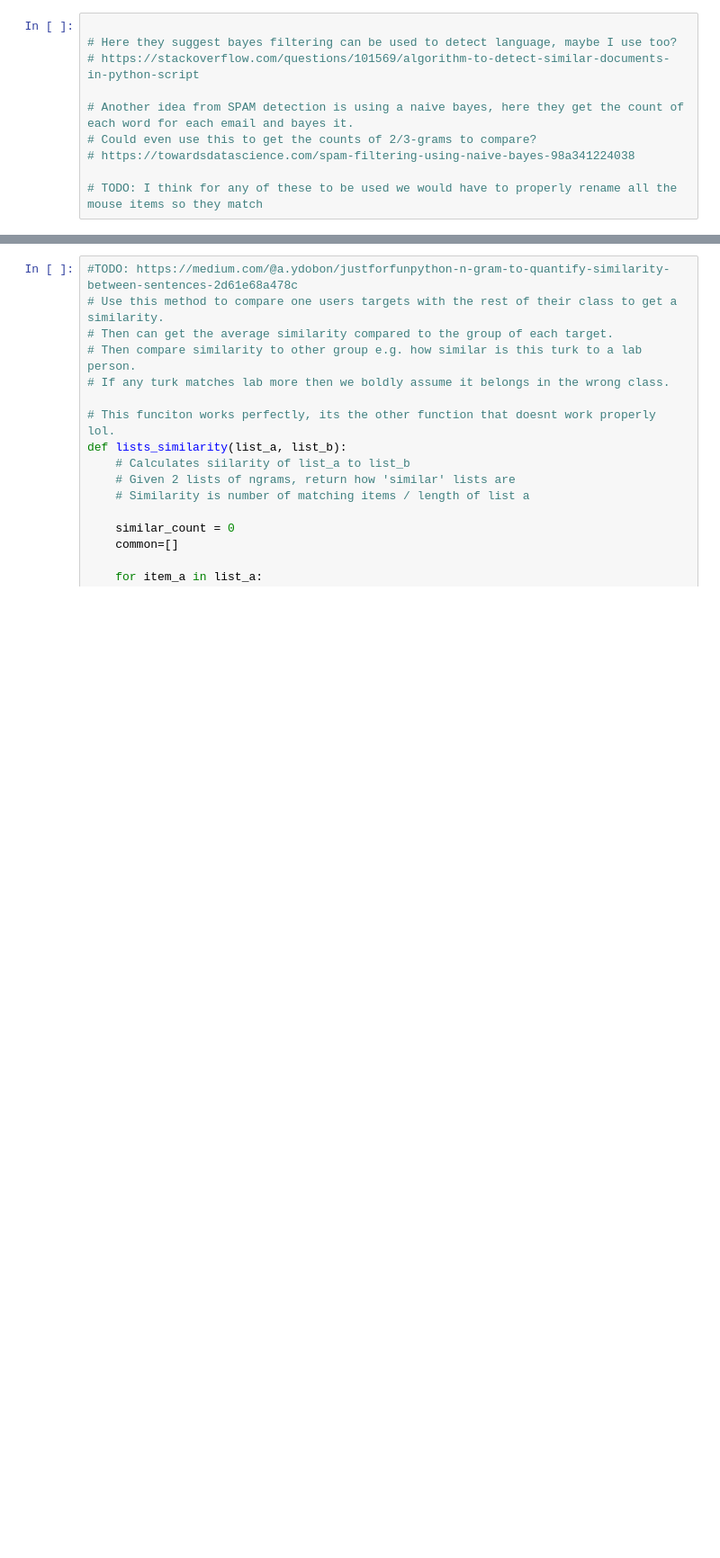
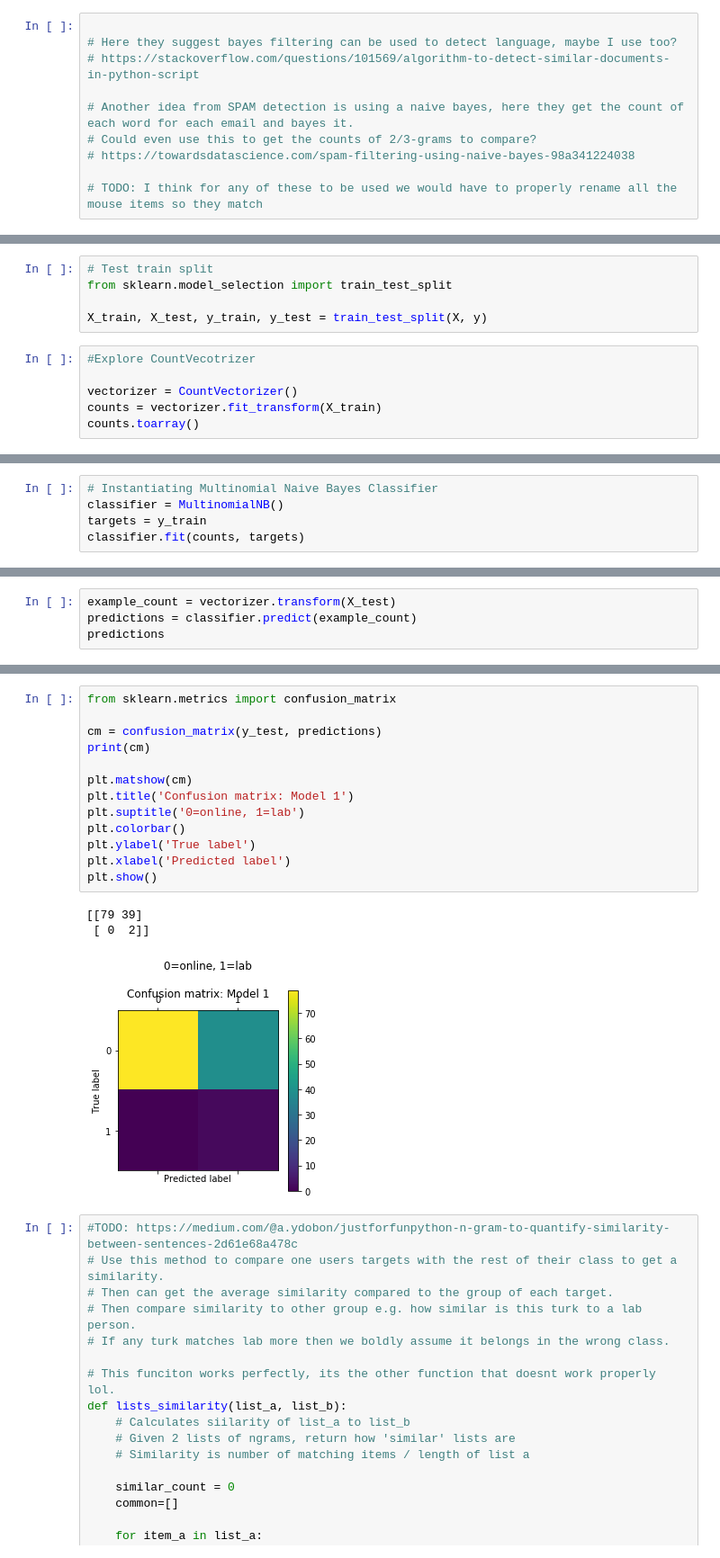
Before and after one commit to DJSaunders1997/Masters-Project, a Jupyter notebook: NLP-Notebook.ipynb, the cells around one changed output, grey strips where cells are left out. Shown at 90% size. Cells and saved outputs as stored; diff of their text form; blank space fills up the shorter version.

Commit message:
initial targets naive bayes

```diff
--- a/NLP-Notebook.ipynb
+++ b/NLP-Notebook.ipynb
@@ -356,0 +407,11 @@ lab_bigrams.head(20).plot.bar(x='n-grams', y='Relative Frequency', title='Lab bi
+# %%
+# Test train split
+from sklearn.model_selection import train_test_split
+
+X_train, X_test, y_train, y_test = train_test_split(X, y)
+# %%
+#Explore CountVecotrizer
+
+vectorizer = CountVectorizer()
+counts = vectorizer.fit_transform(X_train)
+counts.toarray()
@@ -356,0 +426,5 @@ lab_bigrams.head(20).plot.bar(x='n-grams', y='Relative Frequency', title='Lab bi
+# %%
+# Instantiating Multinomial Naive Bayes Classifier
+classifier = MultinomialNB()
+targets = y_train
+classifier.fit(counts, targets)
@@ -356,0 +433,4 @@ lab_bigrams.head(20).plot.bar(x='n-grams', y='Relative Frequency', title='Lab bi
+# %%
+example_count = vectorizer.transform(X_test)
+predictions = classifier.predict(example_count)
+predictions
@@ -357,3 +457,20 @@ lab_bigrams.head(20).plot.bar(x='n-grams', y='Relative Frequency', title='Lab bi
+# %%
+from sklearn.metrics import confusion_matrix
+
+cm = confusion_matrix(y_test, predictions)
+print(cm)
+
+plt.matshow(cm)
+plt.title('Confusion matrix: Model 1')
+plt.suptitle('0=online, 1=lab')
+plt.colorbar()
+plt.ylabel('True label')
+plt.xlabel('Predicted label')
+plt.show()
+# %% [output]
+[[79 39]
+ [ 0  2]]
+[figure, added]
 # %%
 #TODO: https://medium.com/@a.ydobon/justforfunpython-n-gram-to-quantify-similarity-between-sentences-2d61e68a478c
 # Use this method to compare one users targets with the rest of their class to get a similarity.
```
Also changed, not shown: parts of 15 cells of this notebook.
